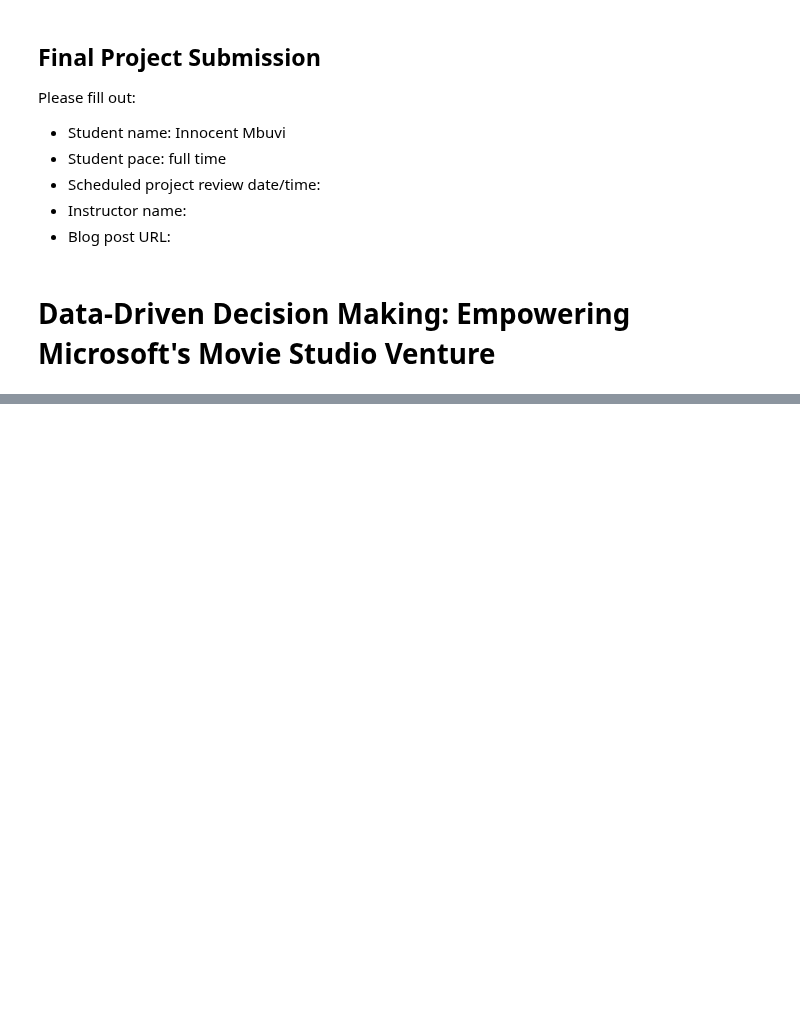
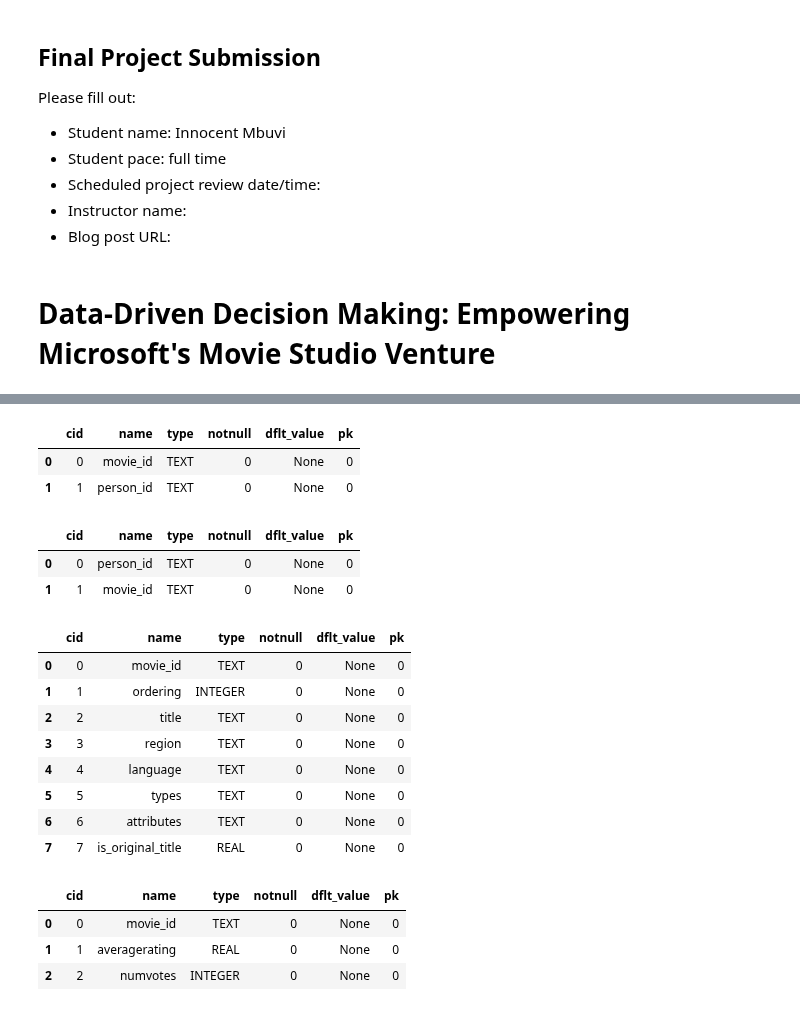
Before and after one commit to mbuvimuia/BoxOfficeInsights-MicrosoftStudio, a Jupyter notebook: student.ipynb, the cells around one changed output, grey strips where cells are left out. Cells and saved outputs as stored; diff of their text form; code cells hidden in the pictures; blank space fills up the shorter version.

Commit message:
Work on Data Understanding

```diff
--- a/student.ipynb
+++ b/student.ipynb
@@ -43 +53,16 @@ The insights from this analysis will help Microsoft make informed decisions on t
+# %%
+#LOADING THE DATA
+
+#Loading the data from the csv file
+box_office = pd.read_csv('data/bom.movie_gross.csv')
+the_movie = pd.read_csv('data/tmdb.movies.csv')
+the_number = pd.read_csv('data/tn.movie_budgets.csv')
+
+#Loading the data from the tsv file
+rotten_tomatoes_movie = pd.read_csv('data/rt.movie_info.tsv', delimiter='\t')
+rotten_tomatoes_review = pd.read_csv('data/rt.reviews.tsv', delimiter='\t', encoding='latin1')
+
+#Loading data from a database
+#Connecting to the database
+conn = _sqlite3.connect('data/im.db')
 # %% [markdown]
@@ -44,0 +190,8 @@ The insights from this analysis will help Microsoft make informed decisions on t
+# %%
+#Column names and data types in the directors table
+directors = pd.read_sql('PRAGMA table_info(directors)', conn)
+directors
+# %% [output]
+|  | cid | name | type | notnull | dflt_value | pk |
+| 0 | 0 | movie_id | TEXT | 0 | None | 0 |
+| 1 | 1 | person_id | TEXT | 0 | None | 0 |
@@ -44,0 +204,8 @@ The insights from this analysis will help Microsoft make informed decisions on t
+# %%
+#Column names and data types in the known_for table
+known_for = pd.read_sql('PRAGMA table_info(known_for)', conn)
+known_for
+# %% [output]
+|  | cid | name | type | notnull | dflt_value | pk |
+| 0 | 0 | person_id | TEXT | 0 | None | 0 |
+| 1 | 1 | movie_id | TEXT | 0 | None | 0 |
@@ -44,0 +218,14 @@ The insights from this analysis will help Microsoft make informed decisions on t
+# %%
+#Column names and data types in the movie_akas table
+movie_akas = pd.read_sql('PRAGMA table_info(movie_akas)', conn)
+movie_akas
+# %% [output]
+|  | cid | name | type | notnull | dflt_value | pk |
+| 0 | 0 | movie_id | TEXT | 0 | None | 0 |
+| 1 | 1 | ordering | INTEGER | 0 | None | 0 |
+| 2 | 2 | title | TEXT | 0 | None | 0 |
+| 3 | 3 | region | TEXT | 0 | None | 0 |
+| 4 | 4 | language | TEXT | 0 | None | 0 |
+| 5 | 5 | types | TEXT | 0 | None | 0 |
+| 6 | 6 | attributes | TEXT | 0 | None | 0 |
+| 7 | 7 | is_original_title | REAL | 0 | None | 0 |
@@ -44,0 +244,9 @@ The insights from this analysis will help Microsoft make informed decisions on t
+# %%
+#Column names and data types in the movie_ratings table
+movie_ratings = pd.read_sql('PRAGMA table_info(movie_ratings)', conn)
+movie_ratings
+# %% [output]
+|  | cid | name | type | notnull | dflt_value | pk |
+| 0 | 0 | movie_id | TEXT | 0 | None | 0 |
+| 1 | 1 | averagerating | REAL | 0 | None | 0 |
+| 2 | 2 | numvotes | INTEGER | 0 | None | 0 |
```
Also changed, not shown: parts of 67 cells of this notebook.
